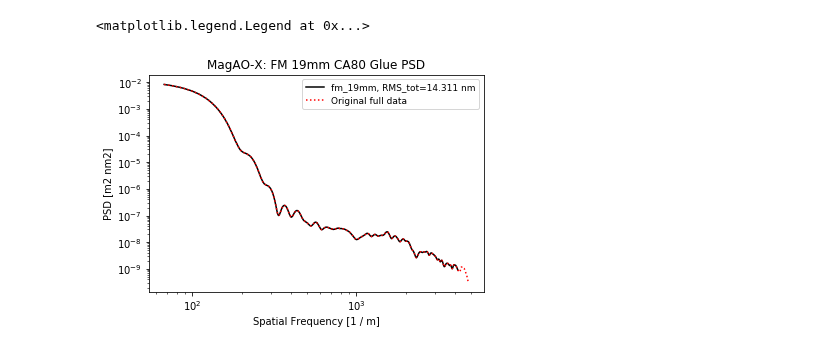
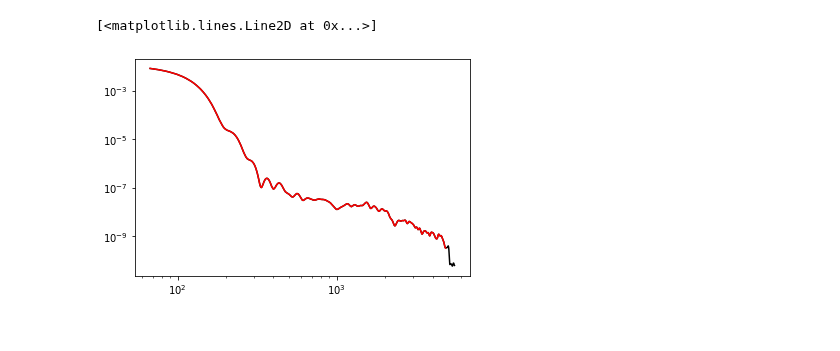
Before and after one commit to magao-x/magaox_poppy, a Jupyter notebook: PSD/PSDmodel_fm_19mm_glue.ipynb, the cells around one changed output. Cells and saved outputs as stored; diff of their text form; code cells hidden in the pictures.

```diff
--- a/PSD/PSDmodel_fm_19mm_glue.ipynb
+++ b/PSD/PSDmodel_fm_19mm_glue.ipynb
@@ -65,23 +66,14 @@ Wall time: 3min 40s
-# %%
-# throw away some of the super high-k ending data for better fitting
-# Warning: do not rerun this else the size keeps changing
-old_k = copy.copy(fm.k_radial)
-old_psd = copy.copy(fm.psd_radial_cal)
-
-fin = len(fm.k_radial)
-offset = 250
-fm.k_radial = fm.k_radial[0:fin-offset]
-fm.psd_radial_cal = fm.psd_radial_cal[0:fin-offset]
-
-plt.figure()
-plt.loglog(fm.k_radial.value, fm.psd_radial_cal.value, 'k',
-           label='{0}, RMS_tot={1:.3f}'.format(fm.surf_name, fm.rms_tot))
-plt.loglog(old_k.value, old_psd.value, 'r:',
-           label='Original full data')
-plt.xlabel('Spatial Frequency [{0}]'.format(fm.k_radial.unit))
-plt.ylabel('PSD [{0}]'.format(fm.psd_radial_cal.unit))
-plt.title('MagAO-X: FM {0} CA{1} Glue PSD'.format(opt_parms['label'], opt_parms['ca']))
-plt.legend(prop={'size':9})#,loc='center left', bbox_to_anchor=(1, 0.5))
-# %% [output]
-<matplotlib.legend.Legend at 0x...>
-[figure, removed]
+# %%
+# Throw away some of the high-k ending data for better fitting
+# The last data doesn't seem critical anyways
+plt.loglog(fm.k_radial.value, fm.psd_radial_cal.value, label='full', color='k')
+
+# cropping
+fin = len(fm.k_radial)
+offset = 250 # if you change this number, you must re-run above code.
+fm.k_radial = fm.k_radial[0:fin-offset]
+fm.psd_radial_cal = fm.psd_radial_cal[0:fin-offset]
+plt.loglog(fm.k_radial.value, fm.psd_radial_cal.value, label='cropped', color='r')
+# %% [output]
+[<matplotlib.lines.Line2D at 0x...>]
+[figure, added]
```
Also changed, not shown: parts of 9 cells of this notebook, 2 other files.
